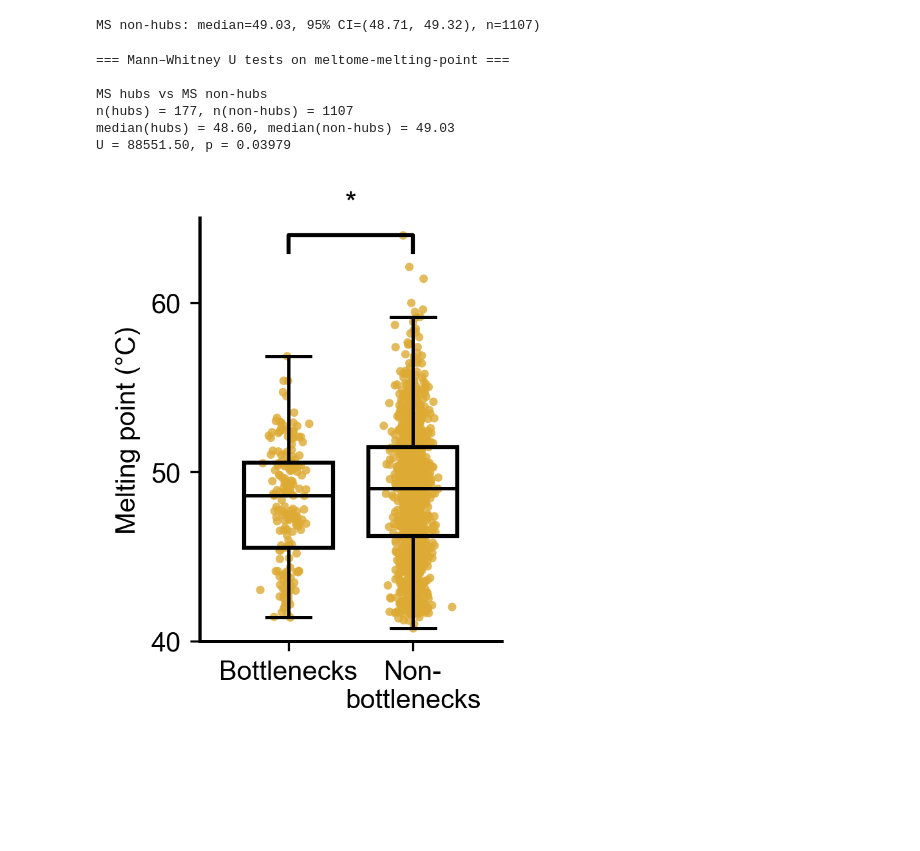
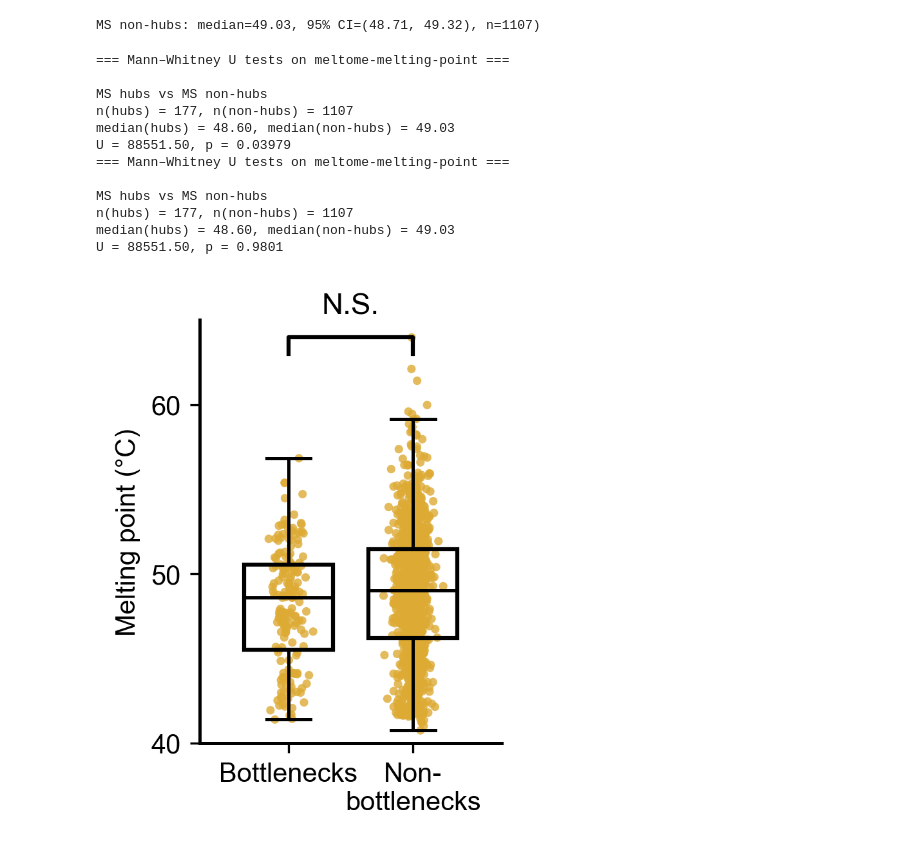
Before and after one commit to NCEMS/energetic-origins-of-PPI-connectivity, a Jupyter notebook: figures/supplementary/3-supplementary-figure.ipynb, the cells around one changed output. Drawn from its saved outputs; the diff is of its cells as text; code cells hidden in the pictures; blank space fills up the shorter version.

```diff
--- a/figures/supplementary/3-supplementary-figure.ipynb
+++ b/figures/supplementary/3-supplementary-figure.ipynb
@@ -641,6 +689,16 @@ print("\nMS hubs vs MS non-hubs")
 print(f"n(hubs) = {len(ms_hub_vals)}, n(non-hubs) = {len(ms_nothub_vals)}")
 print(f"median(hubs) = {np.median(ms_hub_vals):.2f}, median(non-hubs) = {np.median(ms_nothub_vals):.2f}")
 print(f"U = {ms_u:.2f}, p = {ms_p:.4g}")
+
+# MS: hubs vs non-hubs
+ms_u, ms_p = mannwhitneyu(ms_hub_vals, ms_nothub_vals, alternative="greater")
+
+print("=== Mann–Whitney U tests on meltome-melting-point ===")
+
+print("\nMS hubs vs MS non-hubs")
+print(f"n(hubs) = {len(ms_hub_vals)}, n(non-hubs) = {len(ms_nothub_vals)}")
+print(f"median(hubs) = {np.median(ms_hub_vals):.2f}, median(non-hubs) = {np.median(ms_nothub_vals):.2f}")
+print(f"U = {ms_u:.2f}, p = {ms_p:.4g}")
 # %% [output]
 === Mann–Whitney U tests on meltome-melting-point ===
 
@@ -648,6 +706,12 @@ MS hubs vs MS non-hubs
 n(hubs) = 177, n(non-hubs) = 1107
 median(hubs) = 48.60, median(non-hubs) = 49.03
 U = 88551.50, p = 0.03979
+=== Mann–Whitney U tests on meltome-melting-point ===
+
+MS hubs vs MS non-hubs
+n(hubs) = 177, n(non-hubs) = 1107
+median(hubs) = 48.60, median(non-hubs) = 49.03
+U = 88551.50, p = 0.9801
 # %%
 # Plot annotations
 def add_bracket_with_text(ax, x1, x2, y, text):
@@ -728,33 +792,33 @@ ax.set_yticklabels([40, 50, 60])
 
 # Place significance bracket at a fixed, nice height just above 0
 bracket_y = 63
-add_bracket_with_text(ax, positions[0], positions[1], bracket_y, "*")
+add_bracket_with_text(ax, positions[0], positions[1], bracket_y, "N.S.")
 
 # === Horizontal lines + labels under the groups ===
 # Use x-axis transform so these sit below the x-axis, not in data (log) space
 trans = ax.get_xaxis_transform()  # x in data coords, y in axis fraction (0–1)
 
 # AE-MS group label under x-axis
 #ax.plot(
 #    [1.0, 1.7], [-0.16, -0.16],
 #    transform=trans,
 #    clip_on=False,
 #    color=MS_COLOR,
 #    lw=1.5,
 #)
 #ax.text(
 #    1.3, -0.20, "AE-MS",
 #    transform=trans,
 #    ha="center",
 #    va="top",
 #    fontsize=10,
 #    fontweight="bold",
 #    color=MS_COLOR,
 #)
 
 plt.xticks(fontsize=10)
 plt.tight_layout()
 plt.savefig("Supp3-4.svg")
 plt.show()
 # %% [output]
-[figure, old version]
+[figure, new version]
```
Also changed, not shown: parts of 6 cells of this notebook, 30 other files.
